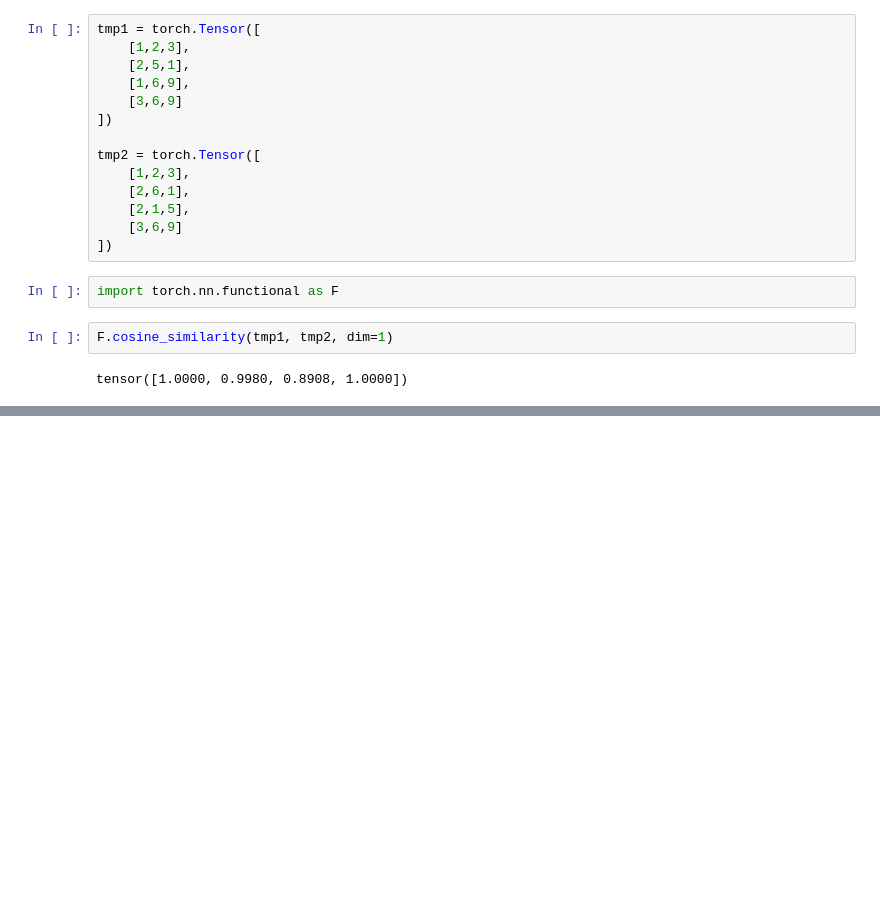
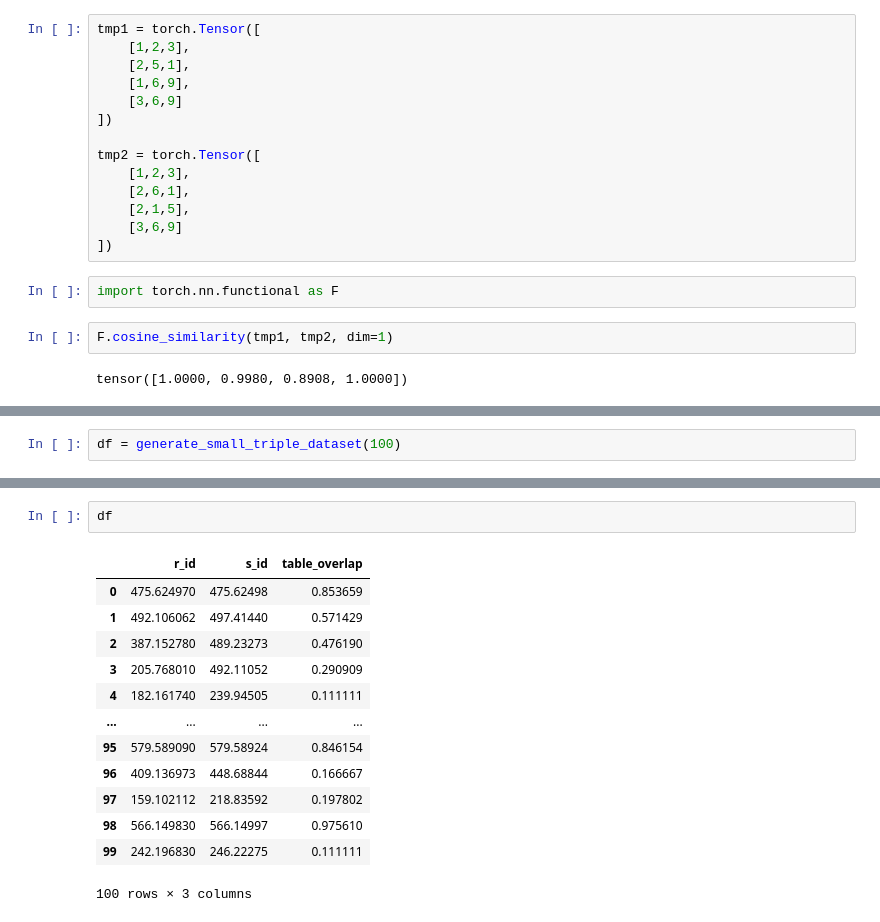
Before and after one commit to frapugna/TableEmbeddingsWithGNNs, a Jupyter notebook: test.ipynb, the cells around one changed output, grey strips where cells are left out. Drawn from its saved outputs; the diff is of its cells as text; blank space fills up the shorter version.

```diff
--- a/test.ipynb
+++ b/test.ipynb
@@ -413,0 +437,2 @@ tensor([1.0000, 0.9980, 0.8908, 1.0000])
+# %%
+df = generate_small_triple_dataset(100)
@@ -413,0 +443,16 @@ tensor([1.0000, 0.9980, 0.8908, 1.0000])
+# %%
+df
+# %% [output]
+|  | r_id | s_id | table_overlap |
+| 0 | 475.624970 | 475.62498 | 0.853659 |
+| 1 | 492.106062 | 497.41440 | 0.571429 |
+| 2 | 387.152780 | 489.23273 | 0.476190 |
+| 3 | 205.768010 | 492.11052 | 0.290909 |
+| 4 | 182.161740 | 239.94505 | 0.111111 |
+| ... | ... | ... | ... |
+| 95 | 579.589090 | 579.58924 | 0.846154 |
+| 96 | 409.136973 | 448.68844 | 0.166667 |
+| 97 | 159.102112 | 218.83592 | 0.197802 |
+| 98 | 566.149830 | 566.14997 | 0.975610 |
+| 99 | 242.196830 | 246.22275 | 0.111111 |
+100 rows × 3 columns
```
Also changed, not shown: parts of 5 cells of this notebook, 6 other files.
